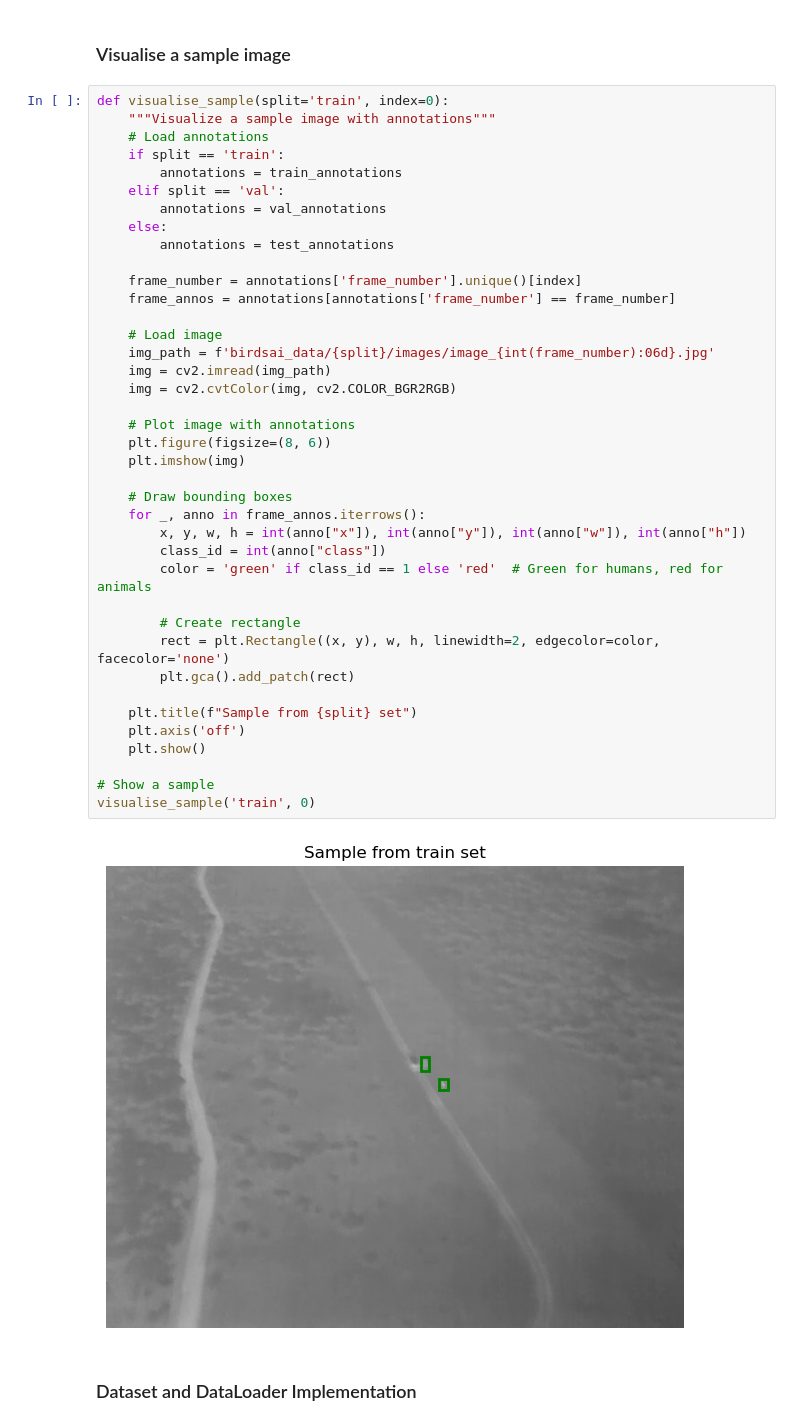
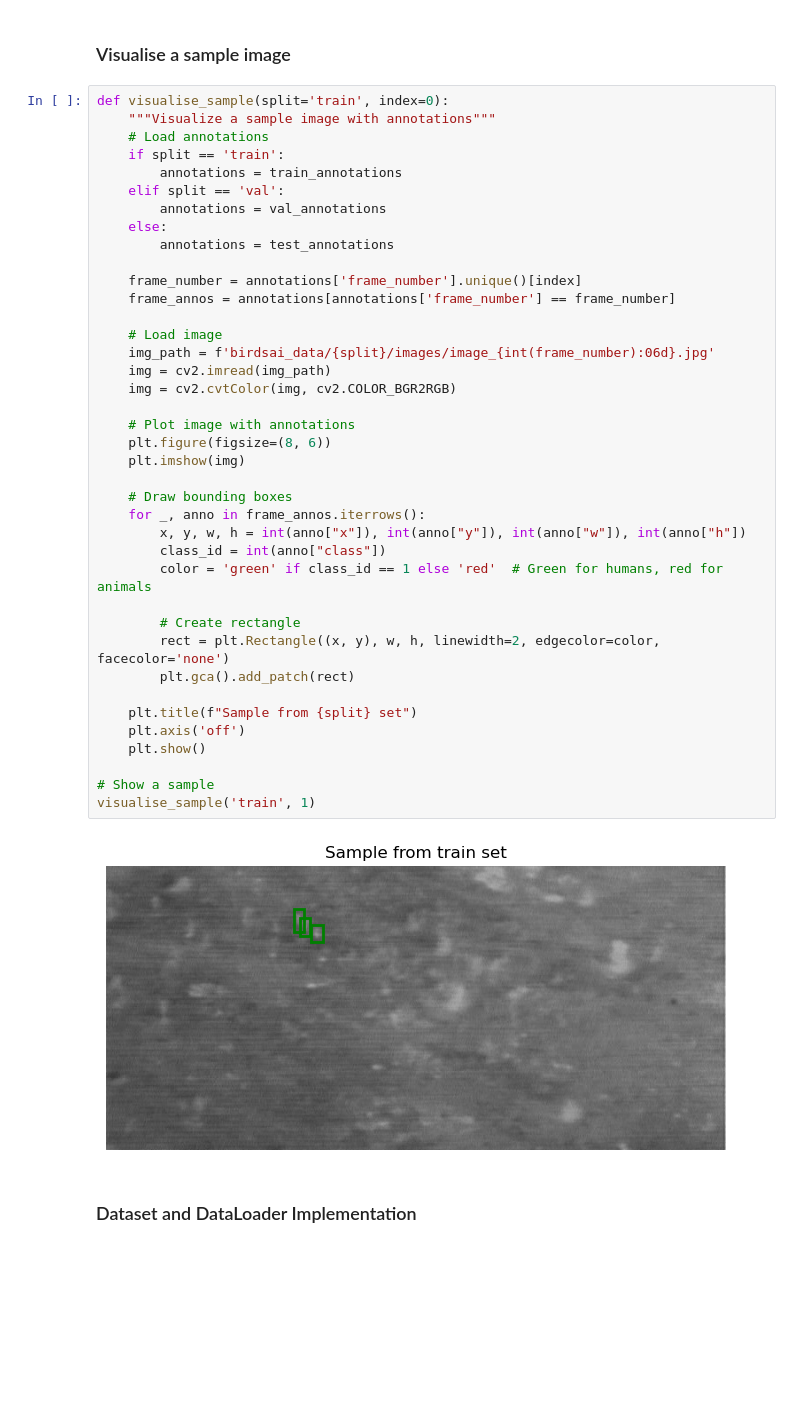
Before and after one commit to Seb7421/Thermal-Signature-Classification, a Jupyter notebook: CNN_clasification.ipynb, the cells around one changed output. Saved outputs shown, nothing was run; the diff lists cells and outputs as text; blank space fills up the shorter version.

```diff
--- a/CNN_clasification.ipynb
+++ b/CNN_clasification.ipynb
@@ -110,35 +110,35 @@ def visualise_sample(split='train', index=0):
         annotations = test_annotations
 
     frame_number = annotations['frame_number'].unique()[index]
     frame_annos = annotations[annotations['frame_number'] == frame_number]
 
     # Load image
     img_path = f'birdsai_data/{split}/images/image_{int(frame_number):06d}.jpg'
     img = cv2.imread(img_path)
     img = cv2.cvtColor(img, cv2.COLOR_BGR2RGB)
 
     # Plot image with annotations
     plt.figure(figsize=(8, 6))
     plt.imshow(img)
 
     # Draw bounding boxes
     for _, anno in frame_annos.iterrows():
         x, y, w, h = int(anno["x"]), int(anno["y"]), int(anno["w"]), int(anno["h"])
         class_id = int(anno["class"])
         color = 'green' if class_id == 1 else 'red'  # Green for humans, red for animals
 
         # Create rectangle
         rect = plt.Rectangle((x, y), w, h, linewidth=2, edgecolor=color, facecolor='none')
         plt.gca().add_patch(rect)
 
     plt.title(f"Sample from {split} set")
     plt.axis('off')
     plt.show()
 
 # Show a sample
-visualise_sample('train', 0)
+visualise_sample('train', 1)
 # %% [output]
-[figure, old version]
+[figure, new version]
 # %% [markdown]
 ### Dataset and DataLoader Implementation
 # %%
```
Also changed, not shown: parts of 3 cells of this notebook.
